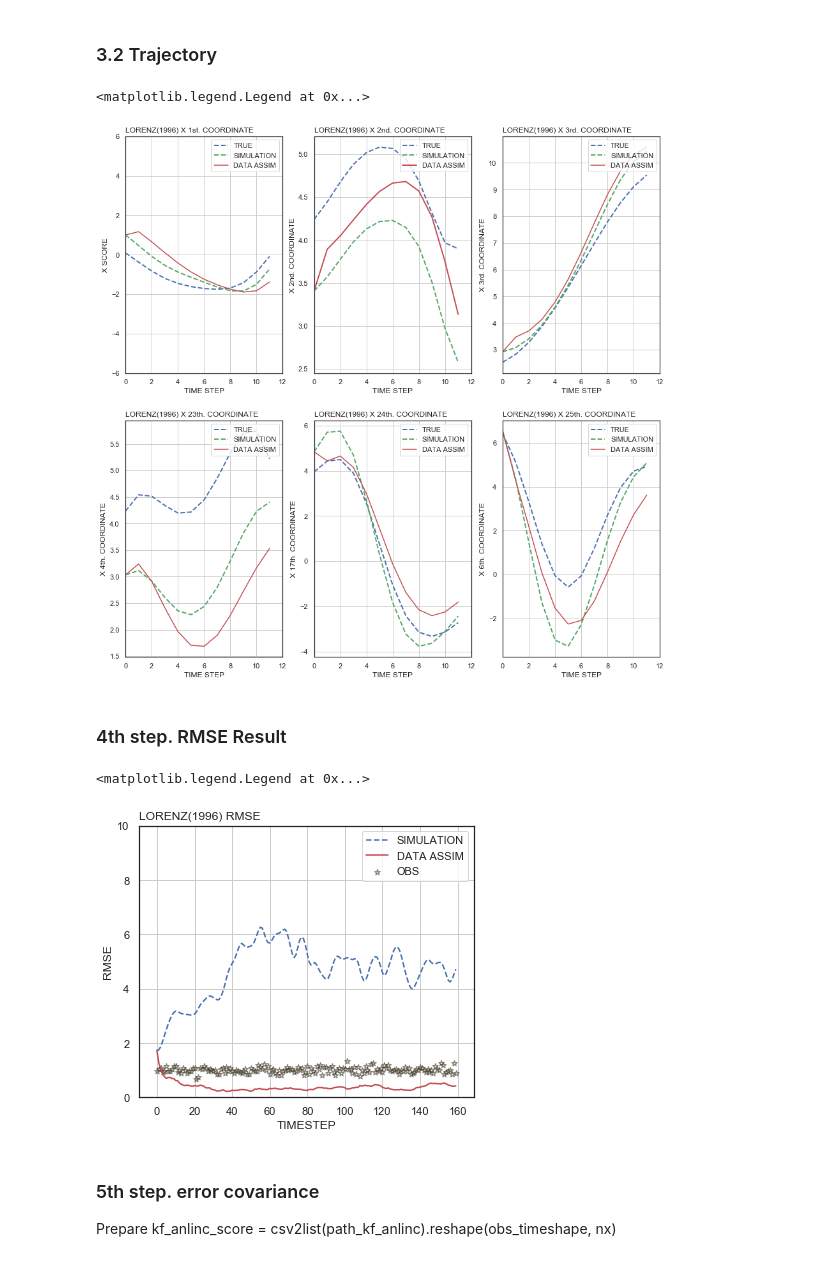
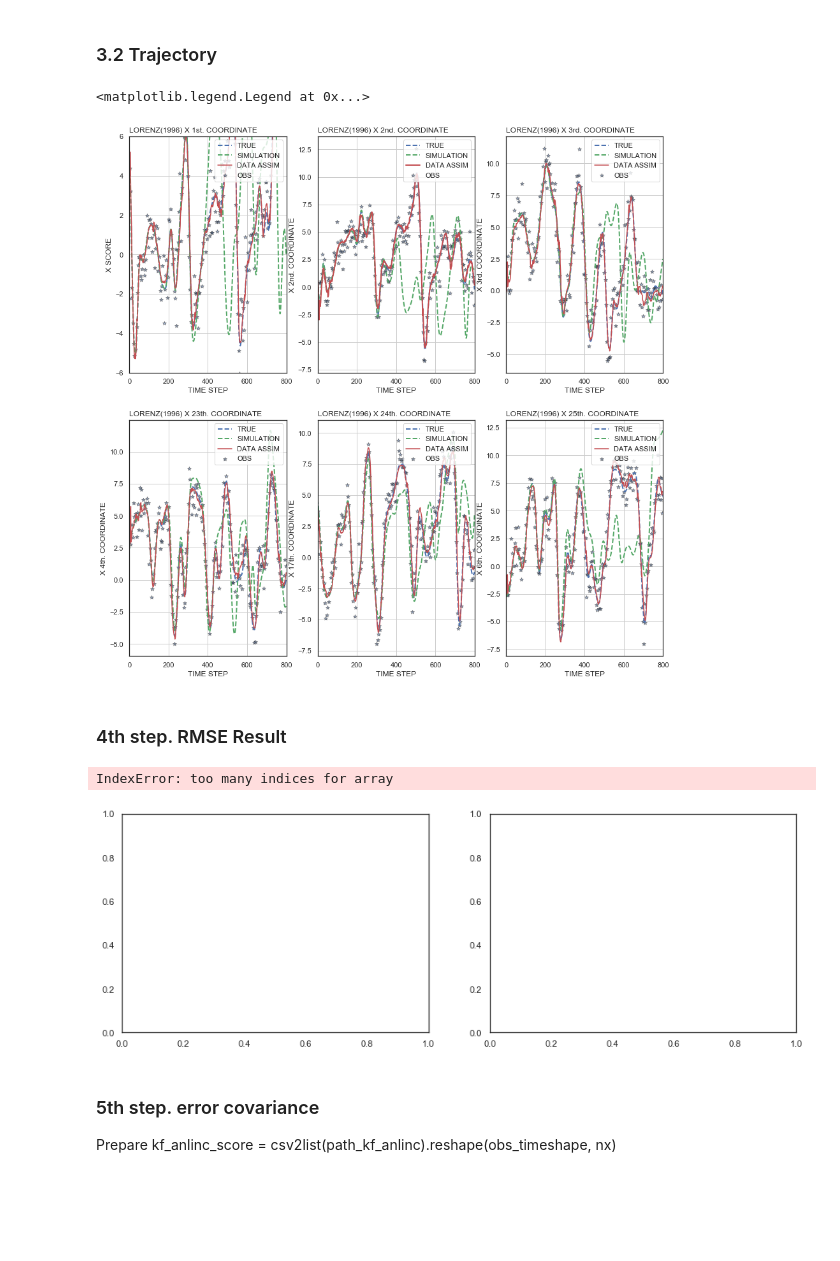
Before and after one commit to Toyo-Daichi/DA_basic, a Jupyter notebook: exp_view.ipynb, the cells around one changed output. Saved outputs shown, nothing was run; the diff lists cells and outputs as text; code cells hidden in the pictures; blank space fills up the shorter version.

```diff
--- a/exp_view.ipynb
+++ b/exp_view.ipynb
@@ -178,8 +194,8 @@ rmse_ax.legend(loc='upper right')
 # %%
 # (1) dimension
 obs_xintv = 1
-obs_tintv = 1
-day_tintv = 4
+obs_tintv = 4
+day_tintv = 20
 init_step = 1
 nx = 40
 
@@ -187,7 +203,7 @@ nx = 40
 ny = int(nx/obs_xintv)
 #ny = 1
 
-stepday = 40
+stepday = 100
 timestep = stepday*day_tintv
 
 timeshape = init_step + timestep
@@ -206,13 +222,13 @@ path_kf_anlinc = outdir + 'normal_KF_anlinc_' + str(nx) + 'ndim.csv'
 path_kf_errcov = outdir + 'normal_KF_errcov_' + str(nx) + 'ndim.csv'
 
 """Ensemble KF data set (basic is EnSRF.) """
-mems = 10
-path_enkf = outdir + 'normal_EnKF' + str(mems) + 'm_anl_score_' + str(nx) + 'ndim.csv'
-path_kf = outdir + 'normal_EnKF' + str(mems) + 'm_anl_score_' + str(nx) + 'ndim_loc_.csv'
-path_enkf_anlinc = outdir + 'normal_EnKF' + str(mems) + 'm_anlinc_' + str(nx) + 'ndim.csv'
-path_kf_anlinc = outdir + 'normal_EnKF' + str(mems) + 'm_anlinc_' + str(nx) + 'ndim_loc.csv'
-path_enkf_errcov = outdir + 'normal_EnKF' + str(mems) + 'm_errcov_' + str(nx) + 'ndim.csv'
-path_kf_errcov = outdir + 'normal_EnKF' + str(mems) + 'm_errcov_' + str(nx) + 'ndim_loc.csv'
+mems, loc = 10, '_loc'
+path_enkf = outdir + 'normal_EnKF' + str(mems) + 'm_anl_score_' + str(nx) + 'ndim' + loc + '.csv'
+path_kf = outdir + 'normal_EnKF' + str(mems) + 'm_anl_score_' + str(nx) + 'ndim' + loc + '.csv'
+path_enkf_anlinc = outdir + 'normal_EnKF' + str(mems) + 'm_anlinc_' + str(nx) + 'ndim' + loc + '.csv'
+path_kf_anlinc = outdir + 'normal_EnKF' + str(mems) + 'm_anlinc_' + str(nx) + 'ndim' + loc + '.csv'
+path_enkf_errcov = outdir + 'normal_EnKF' + str(mems) + 'm_errcov_' + str(nx) + 'ndim' + loc + '.csv'
+path_kf_errcov = outdir + 'normal_EnKF' + str(mems) + 'm_errcov_' + str(nx) + 'ndim' + loc + '.csv'
 # %%
 true_score = csv2list(true_path).reshape(timeshape, nx)
 sim_score = csv2list(sim_path).reshape(timeshape, nx)
@@ -327,7 +345,7 @@ Text(0.0, 1.0, 'LORENZ(1996) TRUE - DATA ASSIM')
 ### 3.2 Trajectory
 # %%
 fig, ax = plt.subplots(2, 3, figsize=(15,15))
-time_length = 12
+time_length = 800
 x_coord = np.arange(time_length)
 obs_x_coord = np.arange(1,time_length, obs_tintv)
 
@@ -341,7 +359,7 @@ first.set_title('LORENZ(1996) X 1st. COORDINATE', loc='left')
 first.plot(x_coord, true_score[0:time_length, 0], lw=2.0, ls="--", color='b', label='TRUE')
 first.plot(x_coord, sim_score[0:time_length, 0], lw=2.0, ls="--", color='g', label='SIMULATION')
 first.plot(x_coord, kf_anl_score[0:time_length, 0], ls="-", color='r', label='DATA ASSIM')
-#first.scatter(obs_x_coord, obs_score[0:time_length-1, 0], marker='*',  s=35, alpha=0.5, edgecolor='k', label='OBS')
+first.scatter(obs_x_coord, obs_score[0:time_length-1, 0], marker='*',  s=35, alpha=0.5, edgecolor='k', label='OBS')
 first.grid()
 first.legend(loc='upper right')
 
@@ -355,7 +373,7 @@ sec.set_title('LORENZ(1996) X 2nd. COORDINATE', loc='left')
 sec.plot(x_coord, true_score[0:time_length, 1], lw=2.0, ls="--", color='b', label='TRUE')
 sec.plot(x_coord, sim_score[0:time_length, 1], lw=2.0, ls="--", color='g', label='SIMULATION')
 sec.plot(x_coord, kf_anl_score[0:time_length, 1], lw=2.0, ls="-", color='r', label='DATA ASSIM')
-#sec.scatter(obs_x_coord, obs_score[0:time_length-1, 1], marker='*',  s=35, alpha=0.5, edgecolor='k', label='OBS')
+sec.scatter(obs_x_coord, obs_score[0:time_length-1, 1], marker='*',  s=35, alpha=0.5, edgecolor='k', label='OBS')
 sec.grid()
 sec.legend(loc='upper right')
 
@@ -369,7 +387,7 @@ third.set_title('LORENZ(1996) X 3rd. COORDINATE', loc='left')
 third.plot(x_coord, true_score[0:time_length, 2], lw=2.0, ls="--", color='b', label='TRUE')
 third.plot(x_coord, sim_score[0:time_length, 2], lw=2.0, ls="--", color='g', label='SIMULATION')
 third.plot(x_coord, kf_anl_score[0:time_length, 2], ls="-", color='r', label='DATA ASSIM')
-#third.scatter(obs_x_coord, obs_score[0:time_length-1, 2], marker='*',  s=35, alpha=0.5, edgecolor='k', label='OBS')
+third.scatter(obs_x_coord, obs_score[0:time_length-1, 2], marker='*',  s=35, alpha=0.5, edgecolor='k', label='OBS')
 third.grid()
 third.legend(loc='upper right')
 
@@ -383,7 +401,7 @@ first.set_title('LORENZ(1996) X 23th. COORDINATE', loc='left')
 first.plot(x_coord, true_score[0:time_length, obs_point-2], lw=2.0, ls="--", color='b', label='TRUE')
 first.plot(x_coord, sim_score[0:time_length, obs_point-2], lw=2.0, ls="--", color='g', label='SIMULATION')
 first.plot(x_coord, kf_anl_score[0:time_length, obs_point-2], ls="-", color='r', label='DATA ASSIM')
-#first.scatter(obs_x_coord, obs_score[0:time_length-1, 3], marker='*',  s=35, alpha=0.5, edgecolor='k', label='OBS')
+first.scatter(obs_x_coord, obs_score[0:time_length-1, obs_point-2], marker='*',  s=35, alpha=0.5, edgecolor='k', label='OBS')
 first.grid()
 first.legend(loc='upper right')
 
@@ -397,7 +415,7 @@ sec.set_title('LORENZ(1996) X 24th. COORDINATE', loc='left')
 sec.plot(x_coord, true_score[0:time_length, obs_point], lw=2.0, ls="--", color='b', label='TRUE')
 sec.plot(x_coord, sim_score[0:time_length, obs_point], lw=2.0, ls="--", color='g', label='SIMULATION')
 sec.plot(x_coord, kf_anl_score[0:time_length, obs_point], ls="-", color='r', label='DATA ASSIM')
-#sec.scatter(obs_x_coord, obs_score[0:time_length-1, 4], marker='*',  s=35, alpha=0.5, edgecolor='k', label='OBS')
+sec.scatter(obs_x_coord, obs_score[0:time_length-1, obs_point], marker='*',  s=35, alpha=0.5, edgecolor='k', label='OBS')
 sec.grid()
 sec.legend(loc='upper right')
 
@@ -411,34 +429,34 @@ third.set_title('LORENZ(1996) X 25th. COORDINATE', loc='left')
 third.plot(x_coord, true_score[0:time_length, obs_point+1], lw=2.0, ls="--", color='b', label='TRUE')
 third.plot(x_coord, sim_score[0:time_length, obs_point+1], lw=2.0, ls="--", color='g', label='SIMULATION')
 third.plot(x_coord, kf_anl_score[0:time_length, obs_point+1], ls="-", color='r', label='DATA ASSIM')
-#third.scatter(obs_x_coord, obs_score[0:time_length-1, 5], marker='*',  s=35, alpha=0.5, edgecolor='k', label='OBS')
+third.scatter(obs_x_coord, obs_score[0:time_length-1, obs_point+1], marker='*',  s=35, alpha=0.5, edgecolor='k', label='OBS')
 third.grid()
 third.legend(loc='upper right')
 # %% [output]
 <matplotlib.legend.Legend at 0x...>
-[figure, old version]
+[figure, new version]
 # %% [markdown]
 ### 4th step. RMSE Result
 # %%
-fig, ax = plt.subplots(figsize=(6, 5))
+fig, ax = plt.subplots(1,2, figsize=(15, 5))
 
 # set parm
-time_list, obs_time_list = np.arange(timeshape), np.arange(obs_timeshape)
-time_length = 160
+time_list, obs_time_list = np.arange(timeshape), np.arange(obs_tintv, obs_timeshape, obs_tintv)
+time_length = 800
 
-rmse_draw = ax
+rmse_draw = ax[0,0]
 rmse_draw.plot(time_list[0:time_length], rmse_sim_list[0:time_length], ls="--", color='b', label='SIMULATION')
 rmse_draw.plot(time_list[0:time_length], rmse_anl_list[0][0:time_length], ls="-", color='r', label='DATA ASSIM')
-rmse_draw.scatter(obs_time_list[0:time_length], rmse_obs_list[0:time_length], marker='*', color='y', s=35, alpha=0.5, edgecolor='k', label='OBS')
+#rmse_draw.scatter(obs_time_list[0:time_length], rmse_obs_list[0:time_length], marker='*', color='y', s=35, alpha=0.5, edgecolor='k', label='OBS')
 rmse_draw.set_xlabel('TIMESTEP')
 rmse_draw.set_ylabel('RMSE')
 rmse_draw.set_title('LORENZ(1996) RMSE', loc='left')
 rmse_draw.set_ylim(0,10.0)
 rmse_draw.grid()
 rmse_draw.legend(loc='upper right')
 # %% [output]
-<matplotlib.legend.Legend at 0x...>
+IndexError: too many indices for array
-[figure, old version]
+[figure, new version]
 # %% [markdown]
 ### 5th step. error covariance
 Prepare kf_anlinc_score = csv2list(path_kf_anlinc).reshape(obs_timeshape, nx)
```
Also changed, not shown: parts of 24 cells of this notebook, 2 other files.
